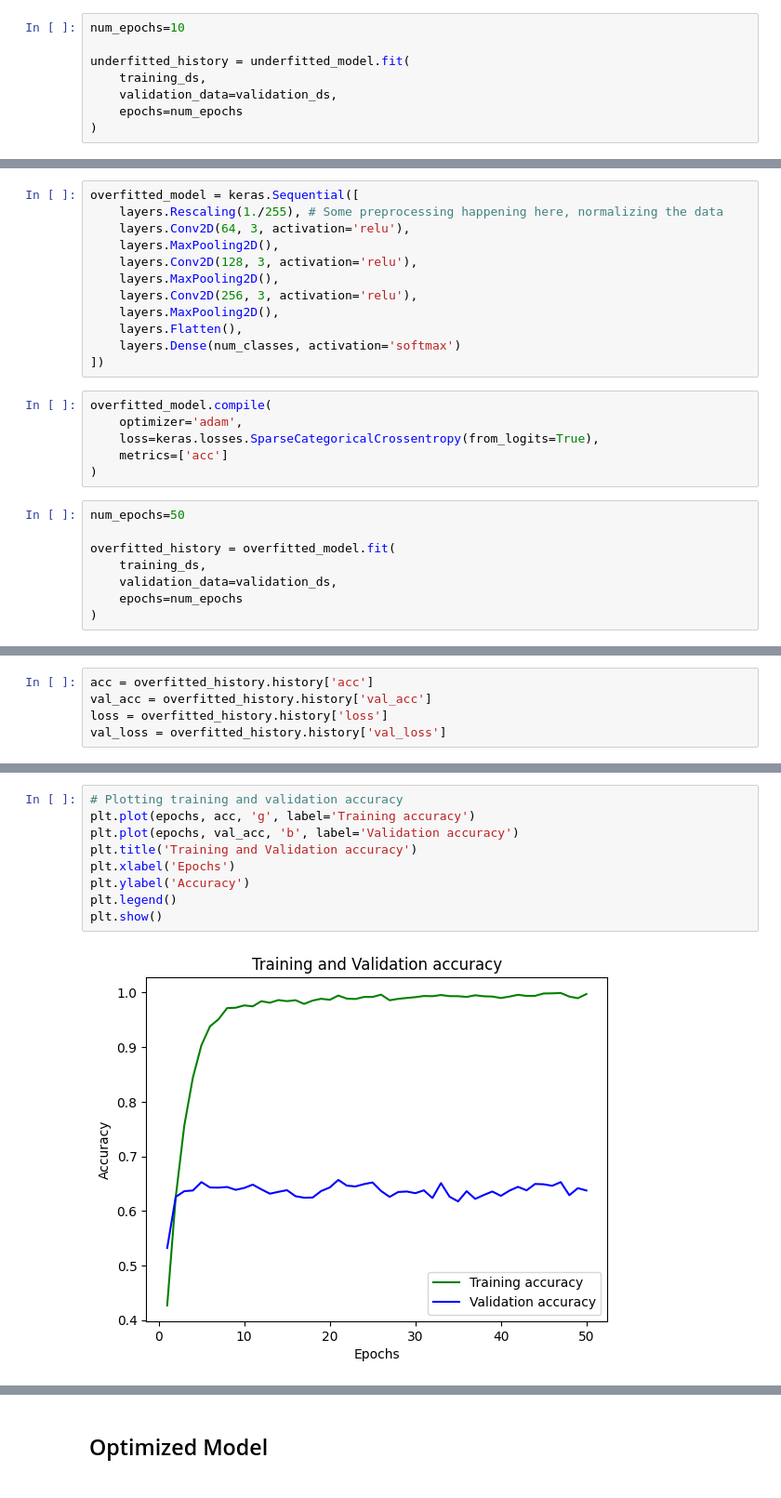
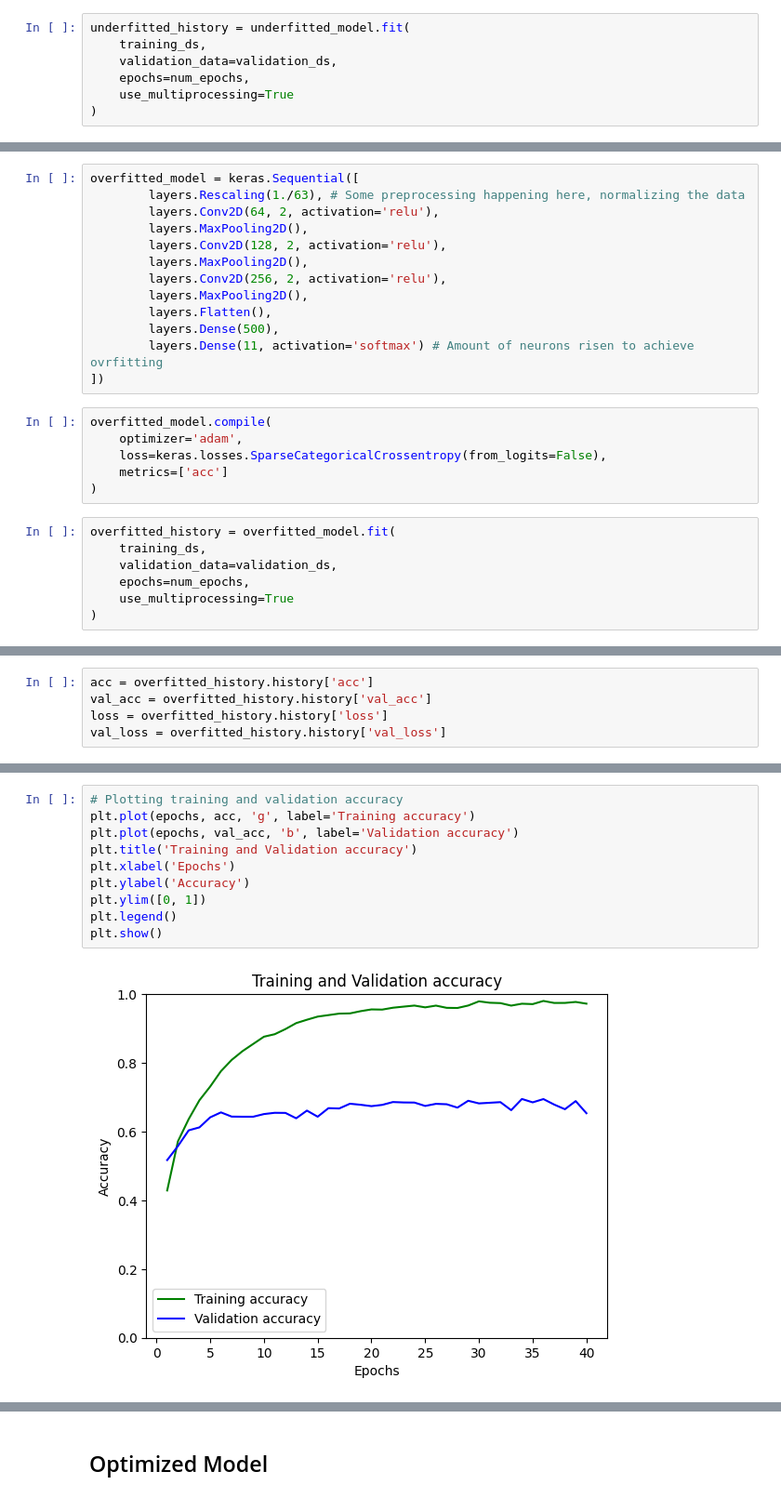
Before and after one commit to DashieTM/pokegpt, a Jupyter notebook: pokegpt.ipynb, the cells around one changed output, grey strips where cells are left out. Shown: that part at 93% size. Drawn from its saved outputs; the diff is of its cells as text.

```diff
--- a/pokegpt.ipynb
+++ b/pokegpt.ipynb
@@ -200,11 +157,10 @@ underfitted_model.compile(
     metrics=['acc']
 )
 # %%
-num_epochs=10
-
 underfitted_history = underfitted_model.fit(
     training_ds,
     validation_data=validation_ds,
-    epochs=num_epochs
+    epochs=num_epochs,
+    use_multiprocessing=True
 )
 # %% [output]
@@ -331,28 +273,28 @@ plt.show()
 ## Overfitted Model
 # %%
 overfitted_model = keras.Sequential([
-    layers.Rescaling(1./255), # Some preprocessing happening here, normalizing the data
-    layers.Conv2D(64, 3, activation='relu'),
-    layers.MaxPooling2D(),
-    layers.Conv2D(128, 3, activation='relu'),
-    layers.MaxPooling2D(),
-    layers.Conv2D(256, 3, activation='relu'),
-    layers.MaxPooling2D(),
-    layers.Flatten(),
-    layers.Dense(num_classes, activation='softmax')
+        layers.Rescaling(1./63), # Some preprocessing happening here, normalizing the data
+        layers.Conv2D(64, 2, activation='relu'),
+        layers.MaxPooling2D(),
+        layers.Conv2D(128, 2, activation='relu'),
+        layers.MaxPooling2D(),
+        layers.Conv2D(256, 2, activation='relu'),
+        layers.MaxPooling2D(),
+        layers.Flatten(),
+        layers.Dense(500),
+        layers.Dense(11, activation='softmax') # Amount of neurons risen to achieve ovrfitting
 ])
 # %%
 overfitted_model.compile(
     optimizer='adam',
-    loss=keras.losses.SparseCategoricalCrossentropy(from_logits=True),
+    loss=keras.losses.SparseCategoricalCrossentropy(from_logits=False),
     metrics=['acc']
 )
 # %%
-num_epochs=50
-
 overfitted_history = overfitted_model.fit(
     training_ds,
     validation_data=validation_ds,
-    epochs=num_epochs
+    epochs=num_epochs,
+    use_multiprocessing=True
 )
 # %% [output]
@@ -414,14 +356,15 @@ plt.show()
 # %%
 # Plotting training and validation accuracy
 plt.plot(epochs, acc, 'g', label='Training accuracy')
 plt.plot(epochs, val_acc, 'b', label='Validation accuracy')
 plt.title('Training and Validation accuracy')
 plt.xlabel('Epochs')
 plt.ylabel('Accuracy')
+plt.ylim([0, 1])
 plt.legend()
 plt.show()
 # %% [output]
-[figure, old version]
+[figure, new version]
 # %%
 preds = np.empty((0, 2), dtype=int)
 for images, labels in iter(testing_ds):
```
Also changed, not shown: parts of 51 cells of this notebook.
